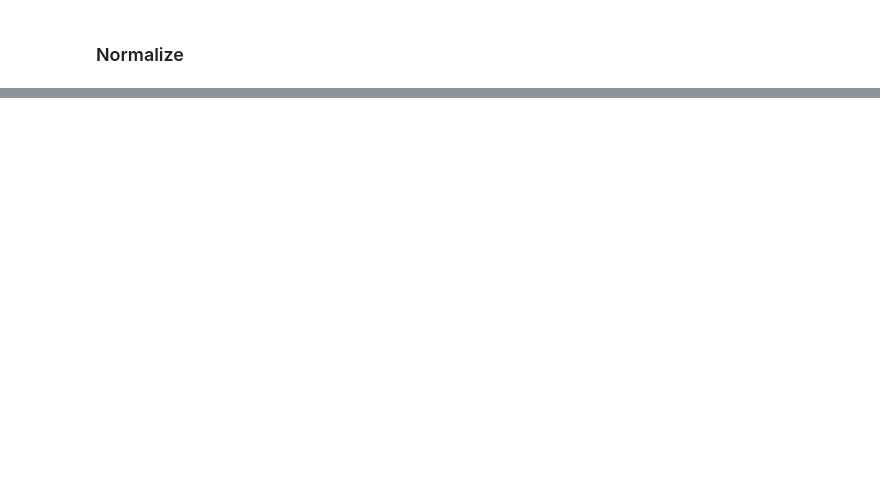
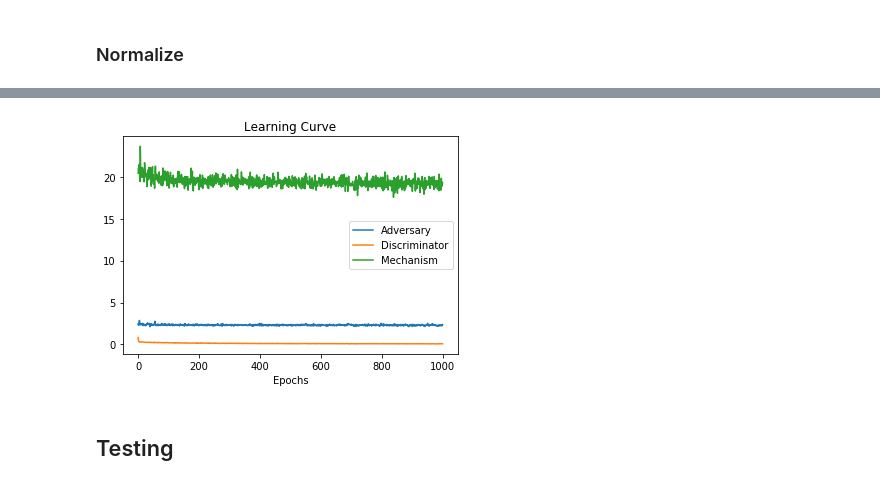
Before and after one commit to SitiBanc/PPAN, a Jupyter notebook: PPAN_MNIST.ipynb, the cells around one changed output, grey strips where cells are left out. Saved outputs shown, nothing was run; the diff lists cells and outputs as text; code cells hidden in the pictures; blank space fills up the shorter version.

```diff
--- a/PPAN_MNIST.ipynb
+++ b/PPAN_MNIST.ipynb
@@ -154,0 +202,3 @@ plt.imshow(x_train[0], cmap="gray")
+# %%
+Y_train = to_categorical(y_train, num_classes=10)
+Y_test = to_categorical(y_test, num_classes=10)
@@ -154,0 +209,2 @@ plt.imshow(x_train[0], cmap="gray")
+# %%
+ppan = PPAN()
@@ -154,0 +231,2 @@ plt.imshow(x_train[0], cmap="gray")
+# %%
+ppan.train(x_train, Y_train, x_test, Y_test, 1000, 32, save_path="generated/")
@@ -154,0 +251,12 @@ plt.imshow(x_train[0], cmap="gray")
+# %%
+plt.plot(ppan.losses[:,0], label="Adversary")
+plt.plot(ppan.losses[:,1], label="Discriminator")
+plt.plot(ppan.losses[:,2], label="Mechanism")
+plt.legend()
+plt.title("Learning Curve")
+plt.xlabel("Epochs")
+plt.show()
+# %% [output]
+[figure, added]
+# %% [markdown]
+## Testing
```
Also changed, not shown: parts of 14 cells of this notebook, 1 other file.
